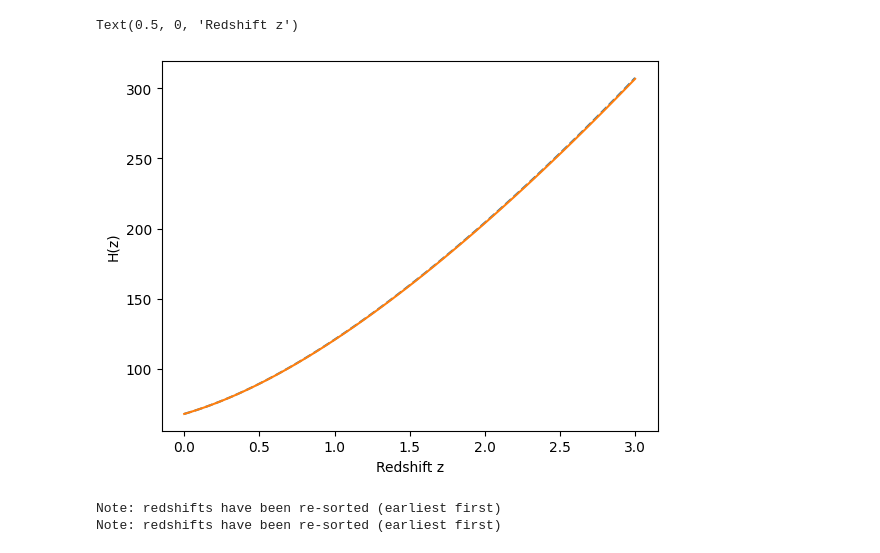
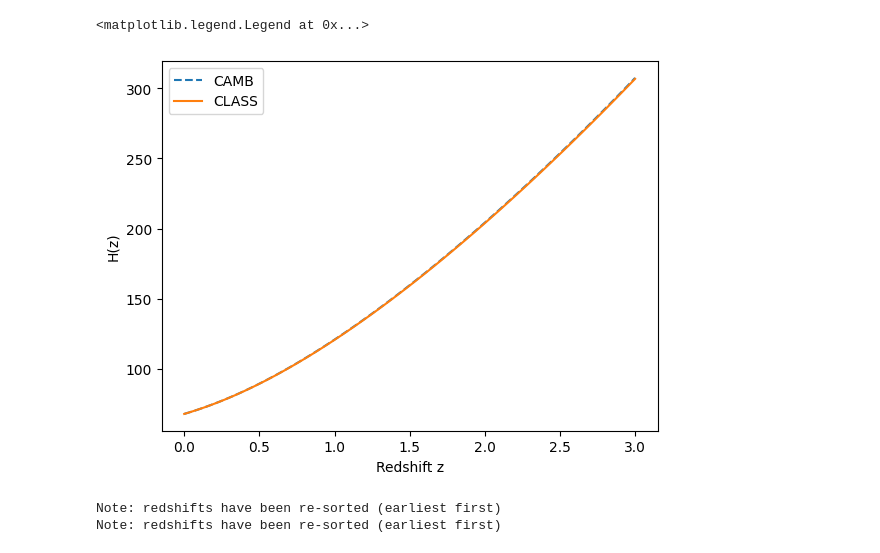
Before and after one commit to cloe-org/cloelib, a Jupyter notebook: notebooks/cosmology/cosmology_validation.ipynb, the cells around one changed output. Cells and saved outputs as stored; diff of their text form; code cells hidden in the pictures.

```diff
--- a/notebooks/cosmology/cosmology_validation.ipynb
+++ b/notebooks/cosmology/cosmology_validation.ipynb
@@ -38,36 +38,36 @@ z = np.linspace(0, 3, 100)
 #astropy_instance = FlatLambdaCDM(H0=H0,Om0=Omm,Ob0=Omb,Tcmb0=Tcmb,Neff=Neff,m_nu=[0,0,0.0]*u.eV)
 #H_z_astropy = astropy_instance.H(z).to(u.km/u.s/u.Mpc).value
 
 camb_instance = CAMBBackground(H0=H0, Omega_b0=Omega_b0, Omega_cdm0=Omega_cdm0,
                                Omega_k0=Omega_k0,
                                As=As, ns=ns, w0=-1.0, wa=0.0,
                                gamma_MG=0.0)
 H_z_camb = camb_instance.hubble_parameter(z, units='km/s/Mpc')
 chi_z_camb = camb_instance.comoving_distance(z)
 
 class_instance = CLASSBackground(H0=H0, Omega_b0=Omega_b0, Omega_cdm0=Omega_cdm0,
                                Omega_k0=Omega_k0,
                                As=As, ns=ns, w0=-1.0, wa=0.0,
                                gamma_MG=0.0)
 H_z_class = class_instance.hubble_parameter(z)
 chi_z_class = class_instance.comoving_distance(z)
 
 #jax_instance = JAXBackground(H0=H0,Omc=Omc,Omb=Omb, w=w, wa=wa, sigma8=sigma8, Omk = 0.0, ns = 0.96, As = 2e-9, gamma_MG = 0.545)
 #H_z_jax = jax_instance.hubble_parameter(z)
 
 #plt.figure(figsize = (18,8))
 plt.plot(z, H_z_camb, label = 'CAMB', ls='--')
 plt.plot(z, H_z_class, label = 'CLASS')
 #plt.plot(z, 100*(H_z_jax- H_z_astropy)/H_z_astropy, label = 'Astropy vs. JAX')
 plt.ylabel('H(z)')
 #plt.title('Percentage Difference in H(z) between Astropy and CAMB')
 plt.xlabel('Redshift z')
-#plt.legend()
+plt.legend()
 
 #Differences are due to neutrinos
 # %% [output]
-Text(0.5, 0, 'Redshift z')
+<matplotlib.legend.Legend at 0x...>
-[figure, old version]
+[figure, new version]
 # %%
 # CAMB PERTURBATIONS
 camb_linear = CAMBLinearPerturbations(background=camb_instance, redshifts=z)
```
Also changed, not shown: parts of 4 cells of this notebook.
